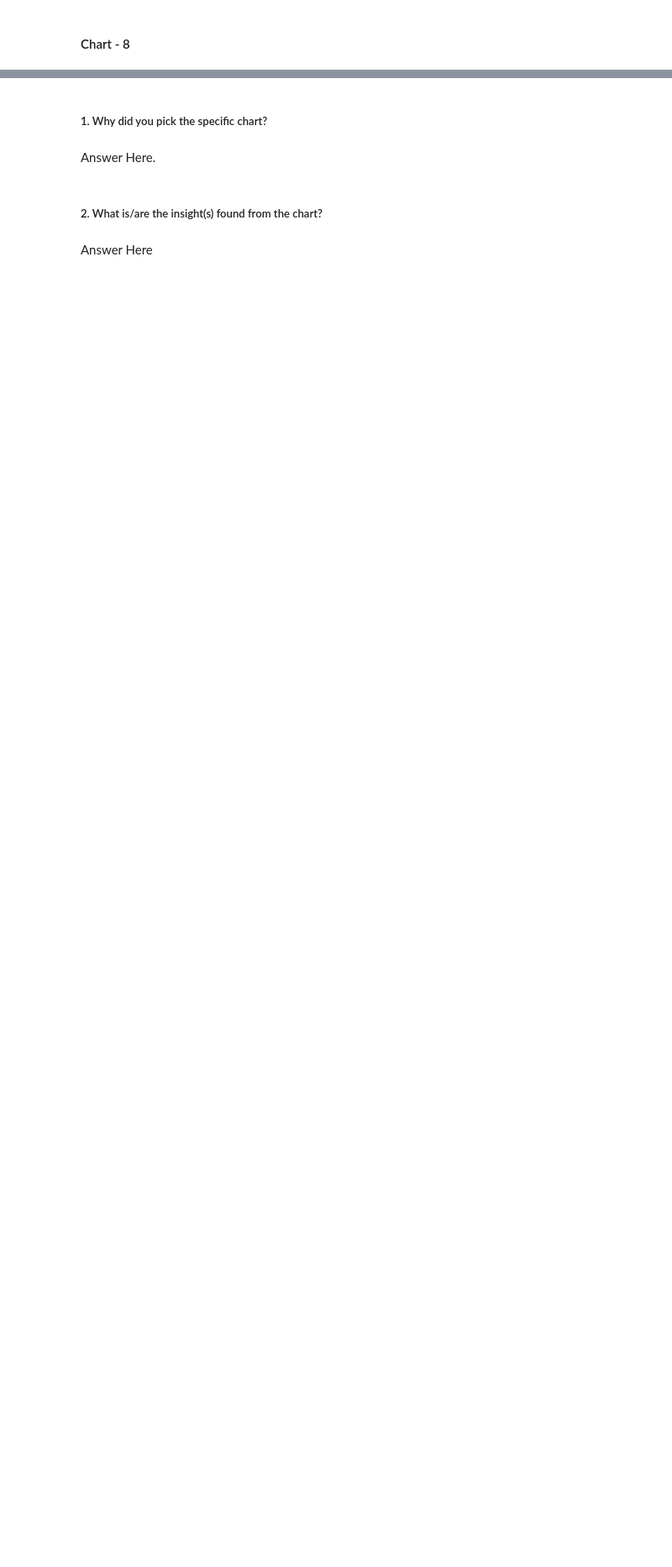
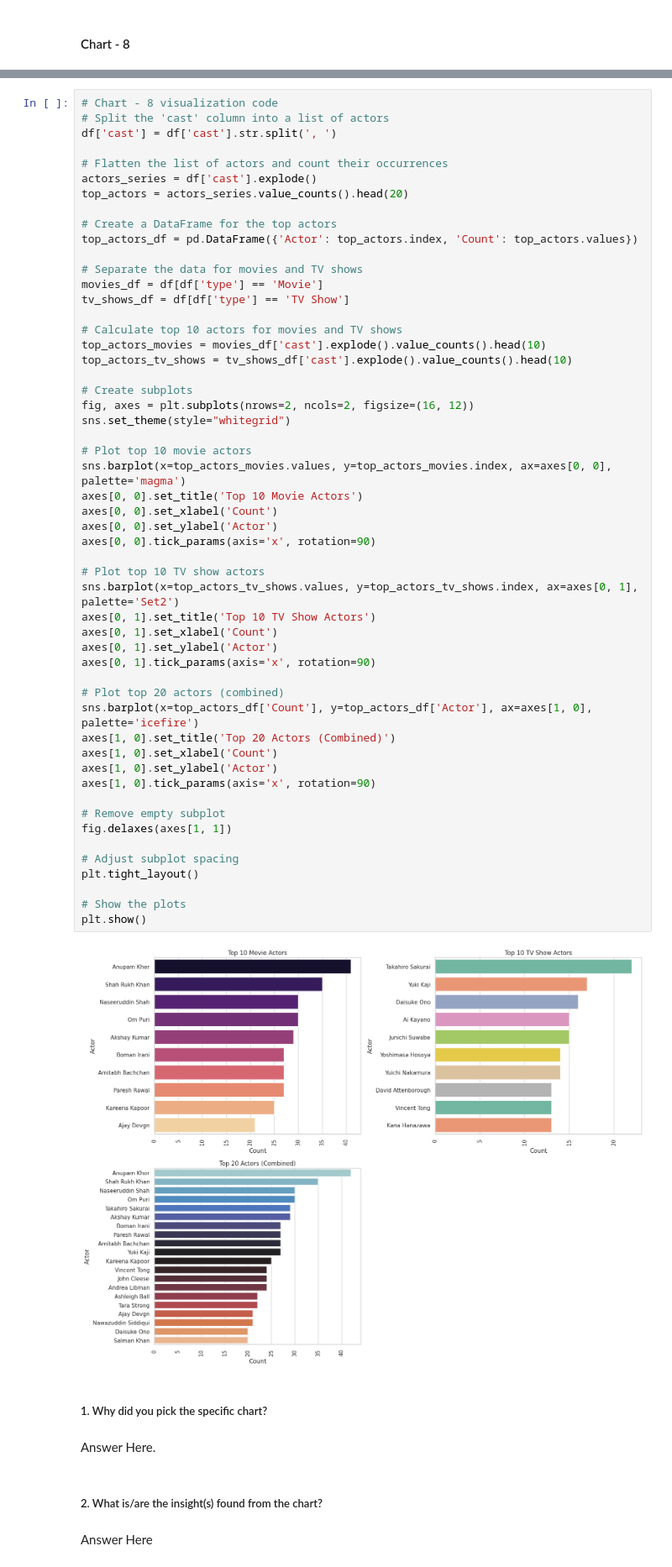
Before and after one commit to sabitendu/Capstone_Project_On_Netflix_Movies_And_TV-Shows_Clustering, a Jupyter notebook: NETFLIX_MOVIES_AND_TV_SHOWS_CLUSTERING.ipynb, the cells around one changed output, grey strips where cells are left out. Shown at 84% size. Cells and saved outputs as stored; diff of their text form; blank space fills up the shorter version.

```diff
--- a/NETFLIX_MOVIES_AND_TV_SHOWS_CLUSTERING.ipynb
+++ b/NETFLIX_MOVIES_AND_TV_SHOWS_CLUSTERING.ipynb
@@ -589,3 +722,58 @@ Answer Here
+# %%
+# Chart - 8 visualization code
+# Split the 'cast' column into a list of actors
+df['cast'] = df['cast'].str.split(', ')
+
+# Flatten the list of actors and count their occurrences
+actors_series = df['cast'].explode()
+top_actors = actors_series.value_counts().head(20)
+
+# Create a DataFrame for the top actors
+top_actors_df = pd.DataFrame({'Actor': top_actors.index, 'Count': top_actors.values})
+
+# Separate the data for movies and TV shows
+movies_df = df[df['type'] == 'Movie']
+tv_shows_df = df[df['type'] == 'TV Show']
+
+# Calculate top 10 actors for movies and TV shows
+top_actors_movies = movies_df['cast'].explode().value_counts().head(10)
+top_actors_tv_shows = tv_shows_df['cast'].explode().value_counts().head(10)
+
+# Create subplots
+fig, axes = plt.subplots(nrows=2, ncols=2, figsize=(16, 12))
+sns.set_theme(style="whitegrid")
+
+# Plot top 10 movie actors
+sns.barplot(x=top_actors_movies.values, y=top_actors_movies.index, ax=axes[0, 0], palette='magma')
+axes[0, 0].set_title('Top 10 Movie Actors')
+axes[0, 0].set_xlabel('Count')
+axes[0, 0].set_ylabel('Actor')
+axes[0, 0].tick_params(axis='x', rotation=90)
+
+# Plot top 10 TV show actors
+sns.barplot(x=top_actors_tv_shows.values, y=top_actors_tv_shows.index, ax=axes[0, 1], palette='Set2')
+axes[0, 1].set_title('Top 10 TV Show Actors')
+axes[0, 1].set_xlabel('Count')
+axes[0, 1].set_ylabel('Actor')
+axes[0, 1].tick_params(axis='x', rotation=90)
+
+# Plot top 20 actors (combined)
+sns.barplot(x=top_actors_df['Count'], y=top_actors_df['Actor'], ax=axes[1, 0], palette='icefire')
+axes[1, 0].set_title('Top 20 Actors (Combined)')
+axes[1, 0].set_xlabel('Count')
+axes[1, 0].set_ylabel('Actor')
+axes[1, 0].tick_params(axis='x', rotation=90)
+
+# Remove empty subplot
+fig.delaxes(axes[1, 1])
+
+# Adjust subplot spacing
+plt.tight_layout()
+
+# Show the plots
+plt.show()
+# %% [output]
+[figure, added]
 # %% [markdown]
 ##### 1. Why did you pick the specific chart?
 # %% [markdown]
```
Also changed, not shown: parts of 25 cells of this notebook.
